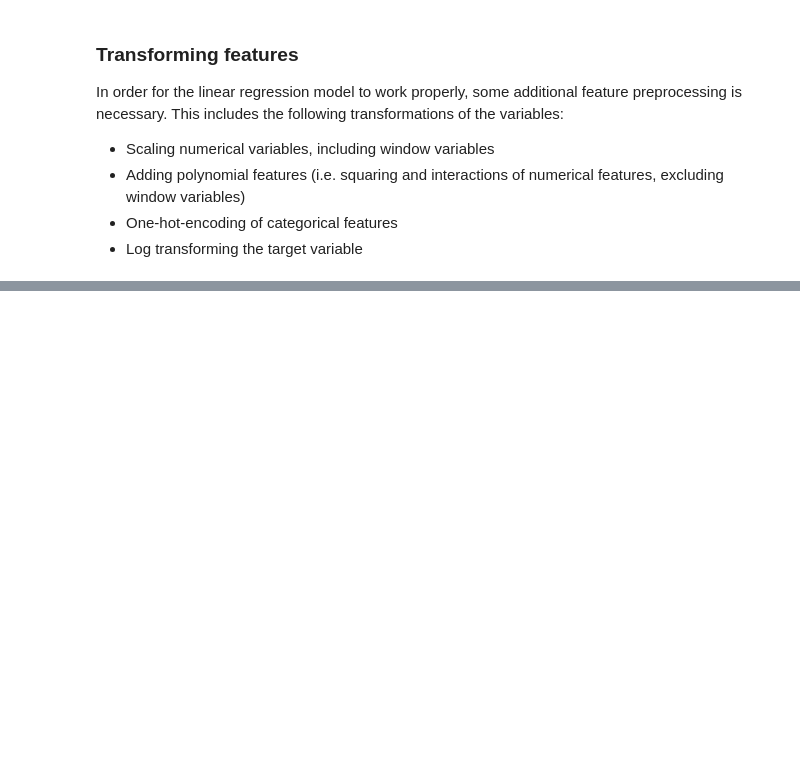
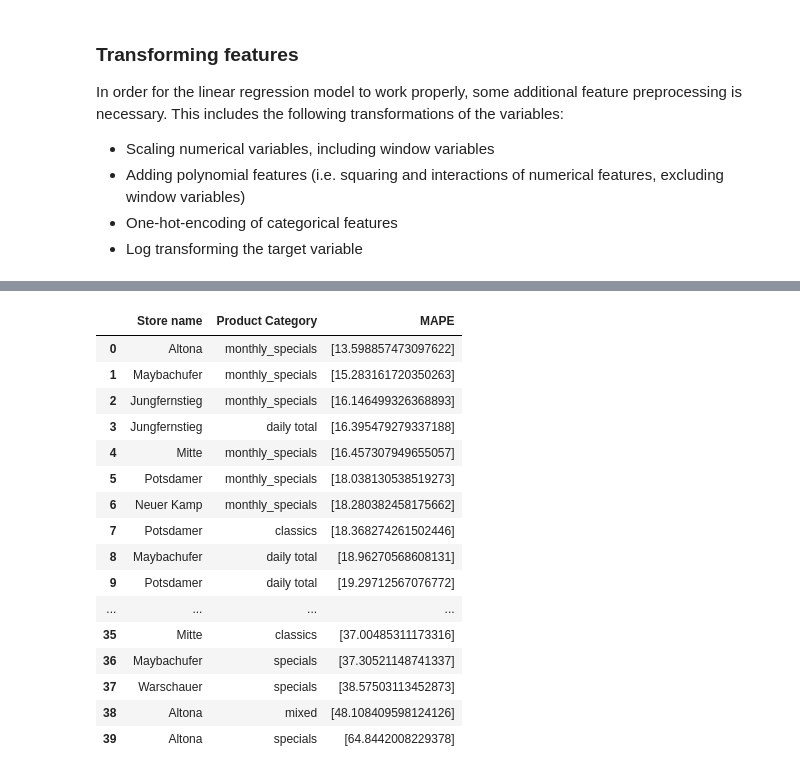
Before and after one commit to vlatko-v/sweet-spot-donut-sales-forecasting, a Jupyter notebook: lm.ipynb, the cells around one changed output, grey strips where cells are left out. Drawn from its saved outputs; the diff is of its cells as text; code cells hidden in the pictures; blank space fills up the shorter version.

```diff
--- a/lm.ipynb
+++ b/lm.ipynb
@@ -167,0 +182,2 @@ ytestpred =pred_test(train,test,lr,numfeat,catfeat)
+# %%
+linear_model_transf.fit(xtrain,ytrain)
@@ -167,0 +202,2 @@ ytestpred =pred_test(train,test,lr,numfeat,catfeat)
+# %%
+ytrainpred = linear_model_transf.predict(xtrain)
@@ -167,0 +208,7 @@ ytestpred =pred_test(train,test,lr,numfeat,catfeat)
+# %%
+train_final = d2wind.iloc[d2wind.index.get_level_values("date") >= pd.to_datetime("2021-07-12")].reset_index().set_index("date")
+
+xtest = d_test2.reset_index().set_index("date").drop("total_amount", axis = 1)
+ytest = d_test2.reset_index()[["date","total_amount"]].set_index("date")
+# %%
+xtest_final, ytestpred = pred_test(train = train_final, test = xtest, model = linear_model_transf)
@@ -171,0 +257,20 @@ fit_overview(ytrain,ytrainpred,ytest,ytestpred)
+# %%
+mape_stores(d_test2, ytestpred, breakdown = "stores_products").sort_values("MAPE").reset_index(drop = True)
+# %% [output]
+|  | Store name | Product Category | MAPE |
+| 0 | Altona | monthly_specials | [13.598857473097622] |
+| 1 | Maybachufer | monthly_specials | [15.283161720350263] |
+| 2 | Jungfernstieg | monthly_specials | [16.146499326368893] |
+| 3 | Jungfernstieg | daily total | [16.395479279337188] |
+| 4 | Mitte | monthly_specials | [16.457307949655057] |
+| 5 | Potsdamer | monthly_specials | [18.038130538519273] |
+| 6 | Neuer Kamp | monthly_specials | [18.280382458175662] |
+| 7 | Potsdamer | classics | [18.368274261502446] |
+| 8 | Maybachufer | daily total | [18.96270568608131] |
+| 9 | Potsdamer | daily total | [19.29712567076772] |
+| ... | ... | ... | ... |
+| 35 | Mitte | classics | [37.00485311173316] |
+| 36 | Maybachufer | specials | [37.30521148741337] |
+| 37 | Warschauer | specials | [38.57503113452873] |
+| 38 | Altona | mixed | [48.108409598124126] |
+| 39 | Altona | specials | [64.8442008229378] |
```
Also changed, not shown: parts of 29 cells of this notebook, 1 other file.
